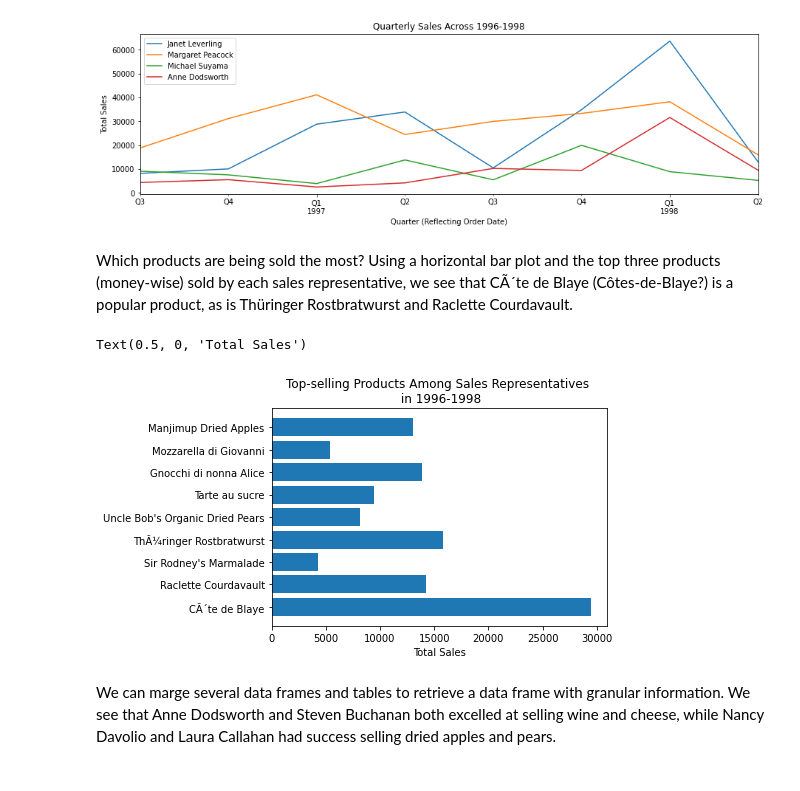
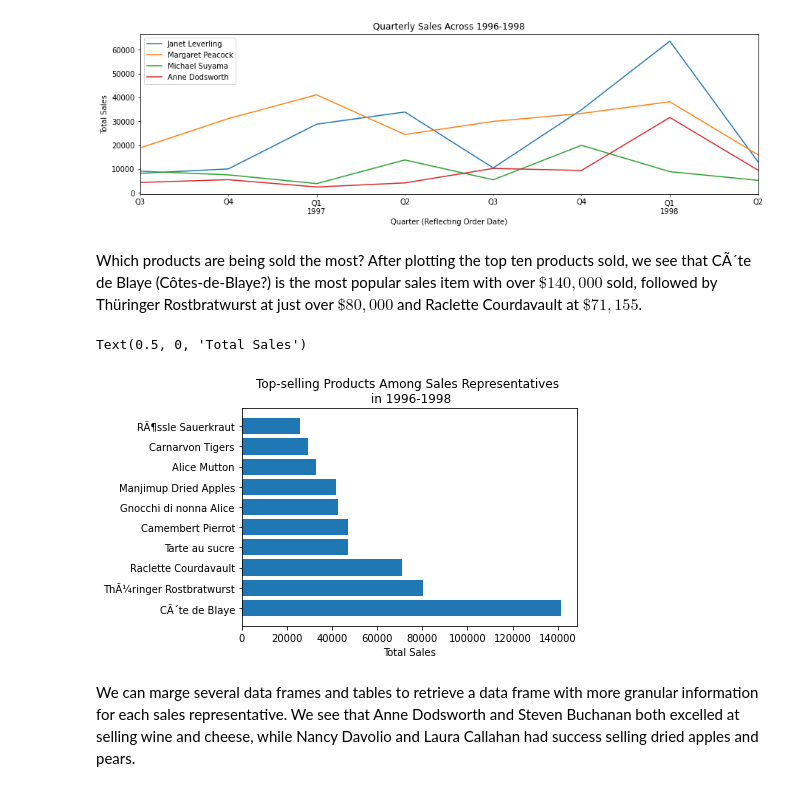
Before and after one commit to xaviergenelin/Big-Data-Project, a Jupyter notebook: Group_13_Part_2.ipynb, the cells around one changed output. Saved outputs shown, nothing was run; the diff lists cells and outputs as text; code cells hidden in the pictures.

Commit message:
Modified horizontal bar plot

```diff
--- a/Group_13_Part_2.ipynb
+++ b/Group_13_Part_2.ipynb
@@ -162,31 +162,29 @@ plt.legend(["Janet Leverling", "Margaret Peacock", "Michael Suyama", "Anne Dodsw
 # %% [output]
 <matplotlib.legend.Legend at 0x...>
 [figure]
-# %% [markdown]
-Which products are being sold the most? Using a horizontal bar plot and the top three products (money-wise) sold by each sales representative, we see that CÃ´te de Blaye (Côtes-de-Blaye?) is a popular product, as is Thüringer Rostbratwurst and Raclette Courdavault.
-# %%
-# Group by EmployeeID and ProductID, then sort in descending order
-# based on total sales
-product_sales = orders_per_employee[["EmployeeID", "ProductID", "Quantity", "TotalSale"]]\
-            .groupby(["EmployeeID", "ProductID"]) \
-            .sum("TotalSale") \
-            .sort_values(by=["EmployeeID", "TotalSale"], ascending=False).reset_index()
-
-top_three = product_sales.groupby("EmployeeID").head(3)
-
-top_three_sales = pd.merge(
-    left = top_three,
-    right = pd.read_sql("SELECT ProductID, ProductName, UnitPrice, CategoryID FROM Products", con),
-    how = "left",
-    on = "ProductID")
-
-# Horizontal bar plot of top-selling products
-plt.title("Top-selling Products Among Sales Representatives \n in 1996-1998")
-plt.barh(y=top_three_sales.ProductName, width=top_three_sales.TotalSale)
-plt.xlabel("Total Sales")
-# %% [output]
-Text(0.5, 0, 'Total Sales')
-[figure, removed]
+# %% [markdown]
+Which products are being sold the most? After plotting the top ten products sold, we see that CÃ´te de Blaye (Côtes-de-Blaye?) is the most popular sales item with over $\$140,000$ sold, followed by Thüringer Rostbratwurst at just over $\$80,000$ and Raclette Courdavault at $\$71,155$.
+# %%
+# Retrieve ProductID and find total sales (after grouping by ProductID and summing)
+top_selling = orders_per_employee[["ProductID", "TotalSale"]] \
+    .groupby("ProductID") \
+    .sum("TotalSale") \
+    .sort_values(by=["TotalSale"], ascending=False)
+
+# Merge ProductID with product names for clarity (include only top 10 best-selling products)
+top_selling_desc = pd.merge(
+    left = top_selling,
+    right = pd.read_sql("SELECT ProductID, ProductName FROM Products", con),
+    how = "left",
+    on = "ProductID").head(10)
+
+# Horizontal bar plot of top-selling products
+plt.title("Top-selling Products Among Sales Representatives \n in 1996-1998")
+plt.barh(y=top_selling_desc.ProductName, width=top_selling_desc.TotalSale)
+plt.xlabel("Total Sales")
+# %% [output]
+Text(0.5, 0, 'Total Sales')
+[figure, added]
 # %% [markdown]
-We can marge several data frames and tables to retrieve a data frame with granular information. We see that Anne Dodsworth and Steven Buchanan both excelled at selling wine and cheese, while Nancy Davolio and Laura Callahan had success selling dried apples and pears.
+We can marge several data frames and tables to retrieve a data frame with more granular information for each sales representative. We see that Anne Dodsworth and Steven Buchanan both excelled at selling wine and cheese, while Nancy Davolio and Laura Callahan had success selling dried apples and pears.
 # %%
```
Also changed, not shown: parts of 1 cell of this notebook.
